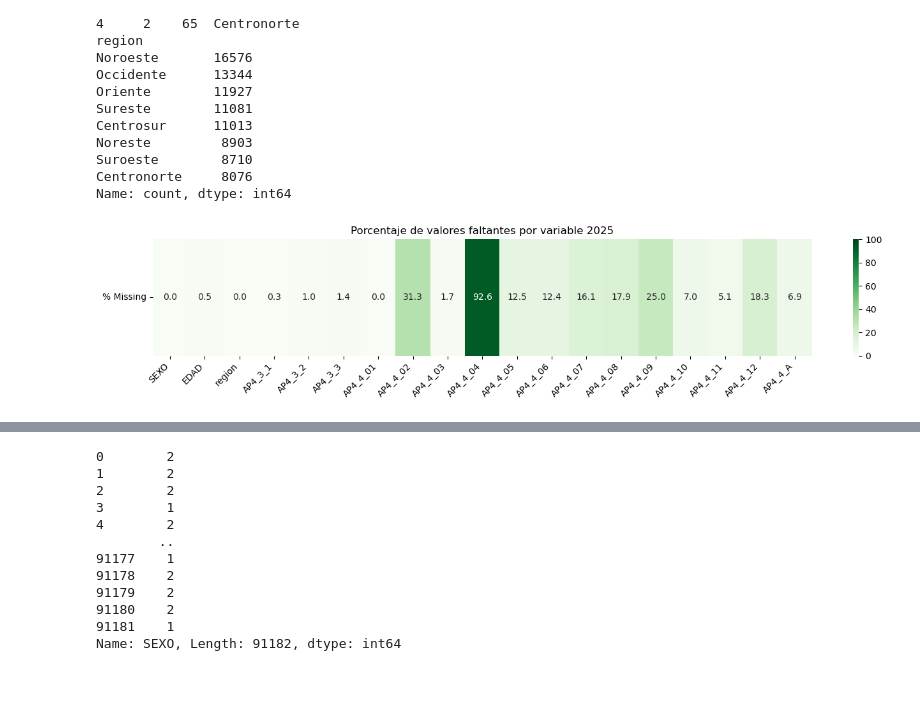
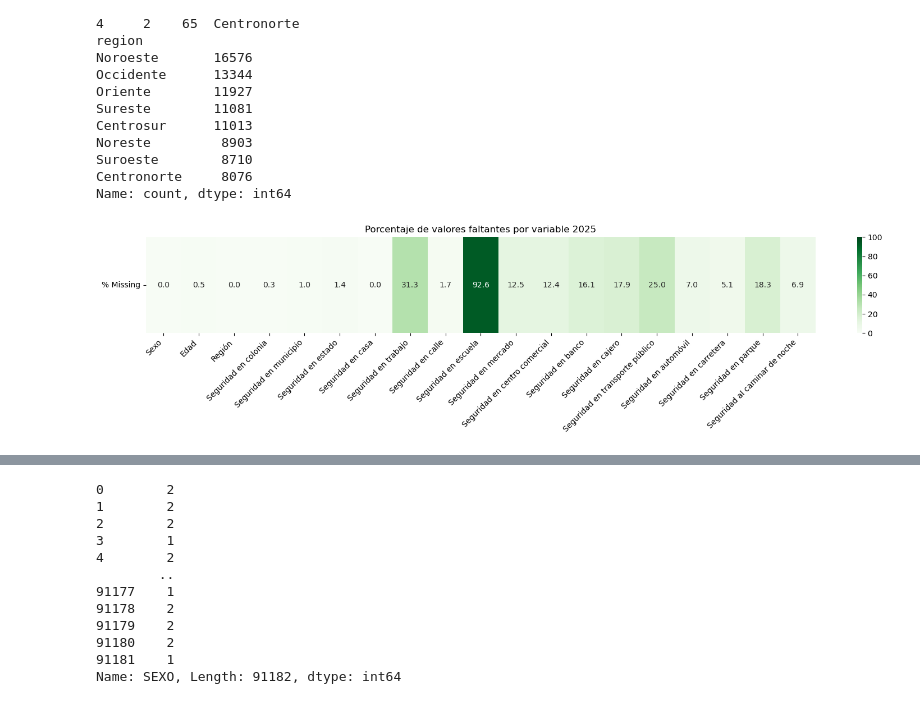
Before and after one commit to mariasolsampogna/E337_Grupo2, a Jupyter notebook: Cosas Poster/Poster.ipynb, the cells around one changed output, grey strips where cells are left out. Drawn from its saved outputs; the diff is of its cells as text; code cells hidden in the pictures.

Commit message:
Subo el archivo del poster completo que faltaba

```diff
--- a/Cosas Poster/Poster.ipynb
+++ b/Cosas Poster/Poster.ipynb
@@ -53,8 +54,8 @@ df_Mod_Vic #Características correspondientes a los delitos captados por el mód
 | 40279 | 40280 | 2203439.13 | 2203439.13.01 | 2203439.13.01.01 | 2203439.13.01.01.07.1 | 2203439 | 13 | 1 | 1 | 3 | ... | ... |
 40280 rows × 138 columns
 # %%
-#df_TPer_Vic1 = pd.read_csv(r"C:\Users\Gaelj\OneDrive\Documentos\Universidad San Andres\4° Año\Big Data\Cosas Poster\Encuesta México Victimización\TPer_Vic1.csv")
-df_TPer_Vic1 = pd.read_csv(r"C:\Users\User\Downloads\E337_Grupo2-main\E337_Grupo2-main\Cosas Poster\Encuesta México Victimización\TPer_Vic1.csv")
+df_TPer_Vic1 = pd.read_csv(r"C:\Users\Gaelj\OneDrive\Documentos\Universidad San Andres\4° Año\Big Data\Cosas Poster\Encuesta México Victimización\TPer_Vic1.csv")
+#df_TPer_Vic1 = pd.read_csv(r"C:\Users\User\Downloads\E337_Grupo2-main\E337_Grupo2-main\Cosas Poster\Encuesta México Victimización\TPer_Vic1.csv")
 # %%
 df_TPer_Vic1 #Variables correspondientes a la percepción de seguridad pública y el desempeño institucional.
 # %% [output]
@@ -91,8 +92,8 @@ df_TPer_Vic2 #Características correspondientes a la victimización en el hogar
 | 91181 | 91182 | 3261231.20 | 3261231.20.01 | 3261231.20.01.01 | 3261231 | 20 | 1 | A | 1 | 1 | ... | ... |
 91182 rows × 150 columns
 # %%
-#df_TSDem = pd.read_csv(r"C:\Users\Gaelj\OneDrive\Documentos\Universidad San Andres\4° Año\Big Data\Cosas Poster\Encuesta México Victimización\TSDem.csv")
-df_TSDem = pd.read_csv(r"C:\Users\User\Downloads\E337_Grupo2-main\E337_Grupo2-main\Cosas Poster\Encuesta México Victimización\TSDem.csv")
+df_TSDem = pd.read_csv(r"C:\Users\Gaelj\OneDrive\Documentos\Universidad San Andres\4° Año\Big Data\Cosas Poster\Encuesta México Victimización\TSDem.csv")
+#df_TSDem = pd.read_csv(r"C:\Users\User\Downloads\E337_Grupo2-main\E337_Grupo2-main\Cosas Poster\Encuesta México Victimización\TSDem.csv")
 # %%
 df_TSDem #Características sociodemográficas correspondientes a los integrantes del hogar
 # %% [output]
@@ -409,37 +408,71 @@ df_analisis_2024["EDAD"]    = df_analisis_2024["EDAD"].replace([98], np.nan)
 # %%
 # Contruyamos un heatmap respecto a las missing values que tienen las varaibles, porque para el resto la verdad que no veo el porque.
 # %%
-# Las variables que nos importan para el análisis
+import pandas as pd
+import matplotlib.pyplot as plt
+import seaborn as sns
+
+# Variables del análisis
 cols_analisis = ["SEXO", "EDAD", "region",
                  "AP4_3_1", "AP4_3_2", "AP4_3_3",
                  "AP4_4_01", "AP4_4_02", "AP4_4_03", "AP4_4_04",
                  "AP4_4_05", "AP4_4_06", "AP4_4_07", "AP4_4_08",
                  "AP4_4_09", "AP4_4_10", "AP4_4_11", "AP4_4_12",
                  "AP4_4_A"]
-# Calcular porcentaje de missing por variable
+
+# Diccionario de etiquetas
+labels = {
+    "SEXO": "Sexo",
+    "EDAD": "Edad",
+    "region": "Región",
+
+    "AP4_3_1": "Seguridad en colonia",
+    "AP4_3_2": "Seguridad en municipio",
+    "AP4_3_3": "Seguridad en estado",
+
+    "AP4_4_01": "Seguridad en casa",
+    "AP4_4_02": "Seguridad en trabajo",
+    "AP4_4_03": "Seguridad en calle",
+    "AP4_4_04": "Seguridad en escuela",
+    "AP4_4_05": "Seguridad en mercado",
+    "AP4_4_06": "Seguridad en centro comercial",
+    "AP4_4_07": "Seguridad en banco",
+    "AP4_4_08": "Seguridad en cajero",
+    "AP4_4_09": "Seguridad en transporte público",
+    "AP4_4_10": "Seguridad en automóvil",
+    "AP4_4_11": "Seguridad en carretera",
+    "AP4_4_12": "Seguridad en parque",
+
+    "AP4_4_A": "Seguridad al caminar de noche"
+}
+
+# Calcular porcentaje de missing
 missing_pct = df_analisis[cols_analisis].isnull().mean() * 100
 
 # Convertir a DataFrame para heatmap
 missing_df = pd.DataFrame(missing_pct, columns=["% Missing"]).T
 
+# Reemplazar nombres de columnas
+missing_df.columns = [labels.get(col, col) for col in missing_df.columns]
+
 # Graficar
-plt.figure(figsize=(14, 3))
+plt.figure(figsize=(16, 4))
 
 sns.heatmap(missing_df,
             annot=True,
             fmt=".1f",
             cmap="Greens",
             vmin=0, vmax=100,
             cbar=True)
 
 plt.title("Porcentaje de valores faltantes por variable 2025")
 plt.xticks(rotation=45, ha="right")
 plt.yticks(rotation=0)
 plt.tight_layout()
-
+plt.savefig("Porcentaje de valores faltantes por variable 2025.png", dpi=300, bbox_inches="tight")
 plt.show()
 # %% [output]
-[figure, old version]
+[figure, new version]
 # %%
 # Para la varaible AP4_4_04 que corresponde ¿En términos de delincuencia, considera que vivir en la escuela es... termina teniendo un alto porcentaje de missing values.
 # %%
```
Also changed, not shown: parts of 66 cells of this notebook.
